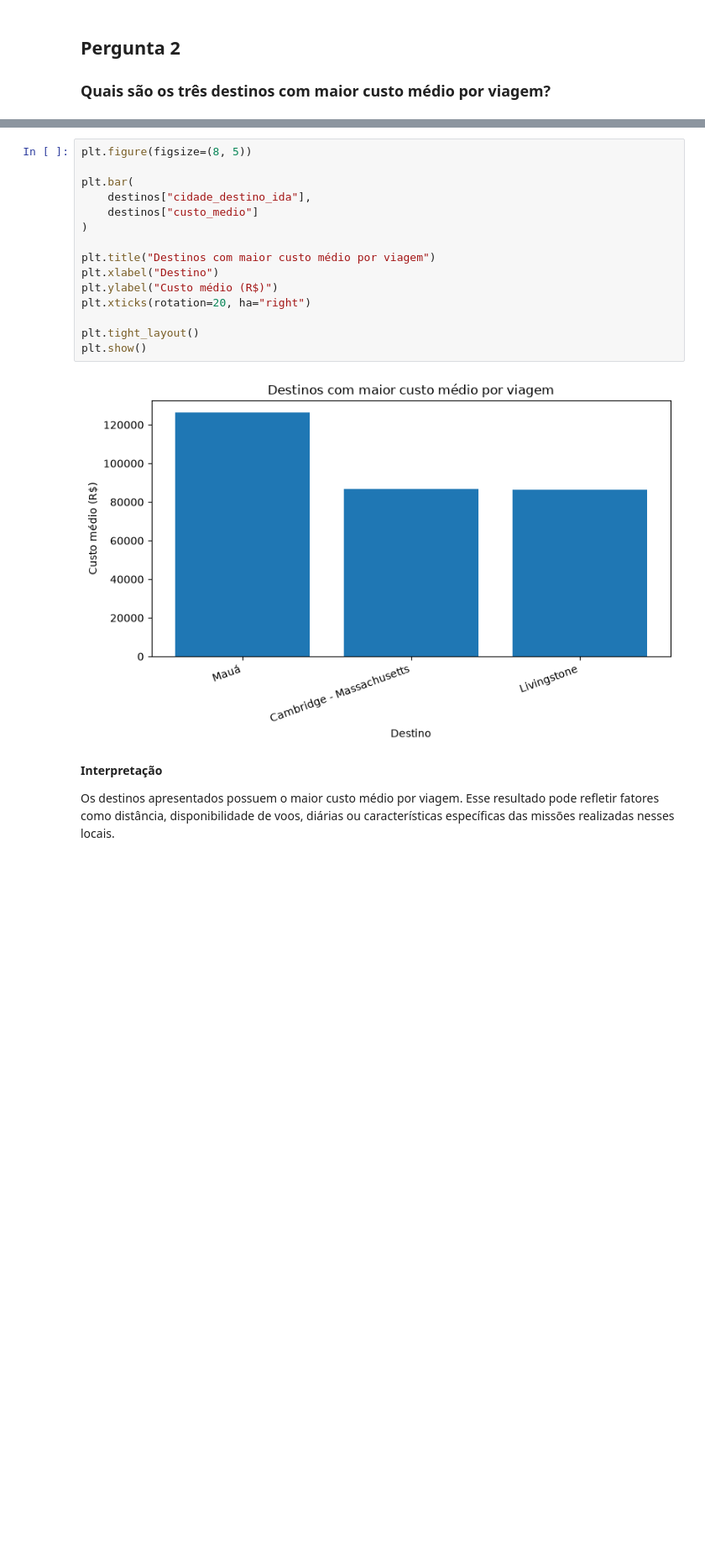
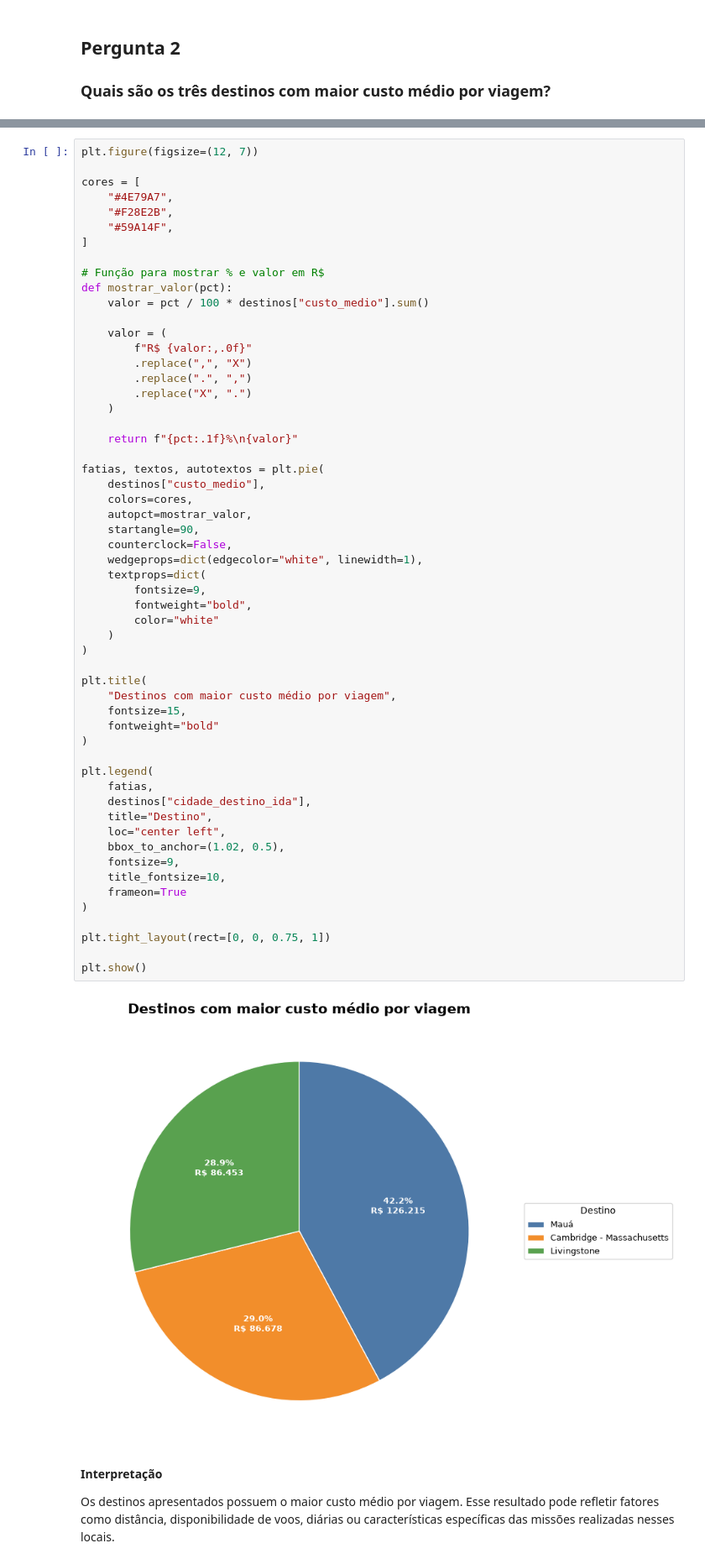
Before and after one commit to jpauleti/projeto_transparencia_JeanPauleti_T2, a Jupyter notebook: codigos/3_analise.ipynb, the cells around one changed output, grey strips where cells are left out. Shown at 84% size. Saved outputs shown, nothing was run; the diff lists cells and outputs as text; blank space fills up the shorter version.

Commit message:
organização do notebook e up no visual dos gráficos

```diff
--- a/codigos/3_analise.ipynb
+++ b/codigos/3_analise.ipynb
@@ -283,20 +347,61 @@ destinos
 # %%
-plt.figure(figsize=(8, 5))
+plt.figure(figsize=(12, 7))
 
-plt.bar(
-    destinos["cidade_destino_ida"],
-    destinos["custo_medio"]
+cores = [
+    "#4E79A7",
+    "#F28E2B",
+    "#59A14F",
+]
+
+# Função para mostrar % e valor em R$
+def mostrar_valor(pct):
+    valor = pct / 100 * destinos["custo_medio"].sum()
+
+    valor = (
+        f"R$ {valor:,.0f}"
+        .replace(",", "X")
+        .replace(".", ",")
+        .replace("X", ".")
+    )
+
+    return f"{pct:.1f}%\n{valor}"
+
+fatias, textos, autotextos = plt.pie(
+    destinos["custo_medio"],
+    colors=cores,
+    autopct=mostrar_valor,
+    startangle=90,
+    counterclock=False,
+    wedgeprops=dict(edgecolor="white", linewidth=1),
+    textprops=dict(
+        fontsize=9,
+        fontweight="bold",
+        color="white"
+    )
 )
 
-plt.title("Destinos com maior custo médio por viagem")
-plt.xlabel("Destino")
-plt.ylabel("Custo médio (R$)")
-plt.xticks(rotation=20, ha="right")
+plt.title(
+    "Destinos com maior custo médio por viagem",
+    fontsize=15,
+    fontweight="bold"
+)
 
-plt.tight_layout()
+plt.legend(
+    fatias,
+    destinos["cidade_destino_ida"],
+    title="Destino",
+    loc="center left",
+    bbox_to_anchor=(1.02, 0.5),
+    fontsize=9,
+    title_fontsize=10,
+    frameon=True
+)
+
+plt.tight_layout(rect=[0, 0, 0.75, 1])
+
 plt.show()
 # %% [output]
-[figure, old version]
+[figure, new version]
 # %% [markdown]
 **Interpretação**
 
```
Also changed, not shown: parts of 27 cells of this notebook.
